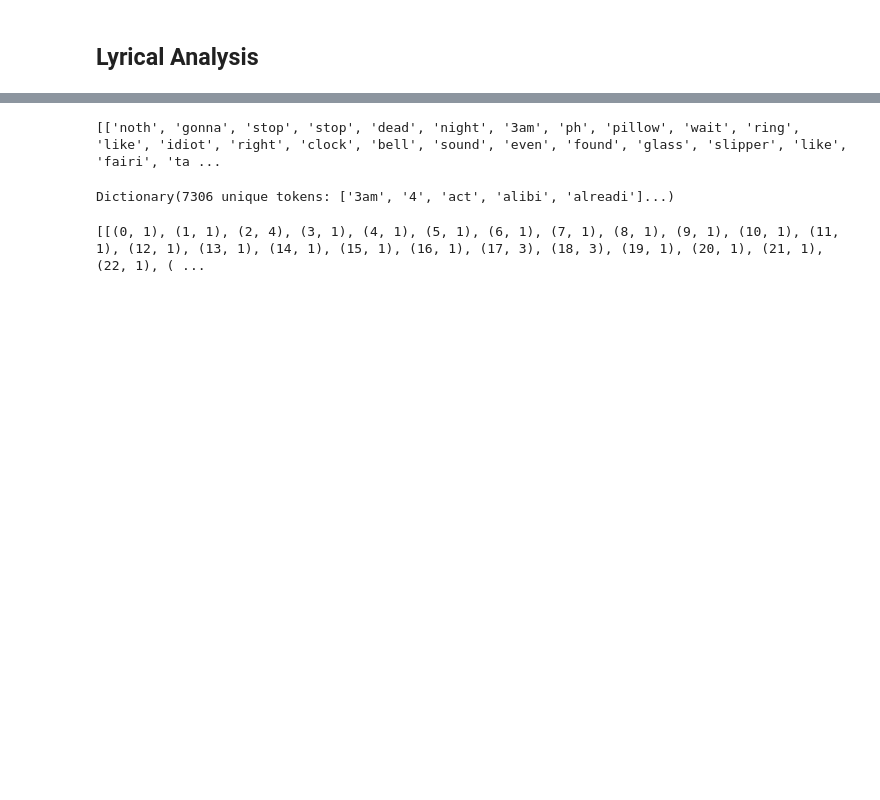
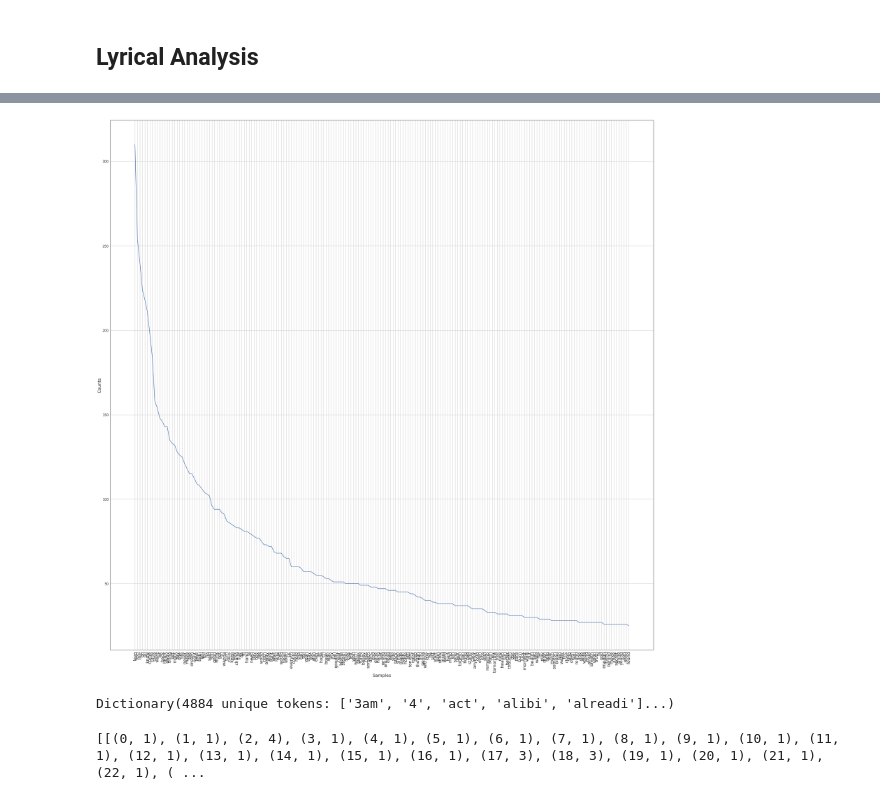
Before and after one commit to edelgrace/last.fm_data_story, a Jupyter notebook: Project 1.2.ipynb, the cells around one changed output, grey strips where cells are left out. Saved outputs shown, nothing was run; the diff lists cells and outputs as text; code cells hidden in the pictures; blank space fills up the shorter version.

```diff
--- a/Project 1.2.ipynb
+++ b/Project 1.2.ipynb
@@ -139,6 +153,7 @@ lyrics.sample(5)
 lyrics_col = lyrics['Lyrics']
 # %%
 texts = []
+texts_tuple = []
 
 for lyric in lyrics_col:
     if pd.isnull(lyric):
@@ -154,14 +169,26 @@ for lyric in lyrics_col:
 
     texts.append(stemmed)
 
-print(texts)
+    texts_tuple += stemmed
-# %% [output]
-[['noth', 'gonna', 'stop', 'stop', 'dead', 'night', '3am', 'ph', 'pillow', 'wait', 'ring', 'like', 'idiot', 'right', 'clock', 'bell', 'sound', 'even', 'found', 'glass', 'slipper', 'like', 'fairi', 'ta ...
+# %%
+import matplotlib
+import matplotlib.pyplot as plt
+plt.figure(figsize=(45, 45))
+matplotlib.rc('xtick', labelsize=20)
+matplotlib.rc('ytick', labelsize=15)
+
+plt.xlabel('xlabel', fontsize=20)
+plt.ylabel('ylabel', fontsize=20)
+
+fd = nltk.FreqDist(tuple(texts_tuple))
+fd.plot(200)
+# %% [output]
+[figure, added]
 # %%
 dictionary = gensim.corpora.Dictionary(texts)
 print(dictionary)
 # %% [output]
-Dictionary(7306 unique tokens: ['3am', '4', 'act', 'alibi', 'alreadi']...)
+Dictionary(4884 unique tokens: ['3am', '4', 'act', 'alibi', 'alreadi']...)
 # %%
 corpus = [dictionary.doc2bow(text) for text in texts]
 # %%
```
Also changed, not shown: parts of 6 cells of this notebook, 1 other file.
